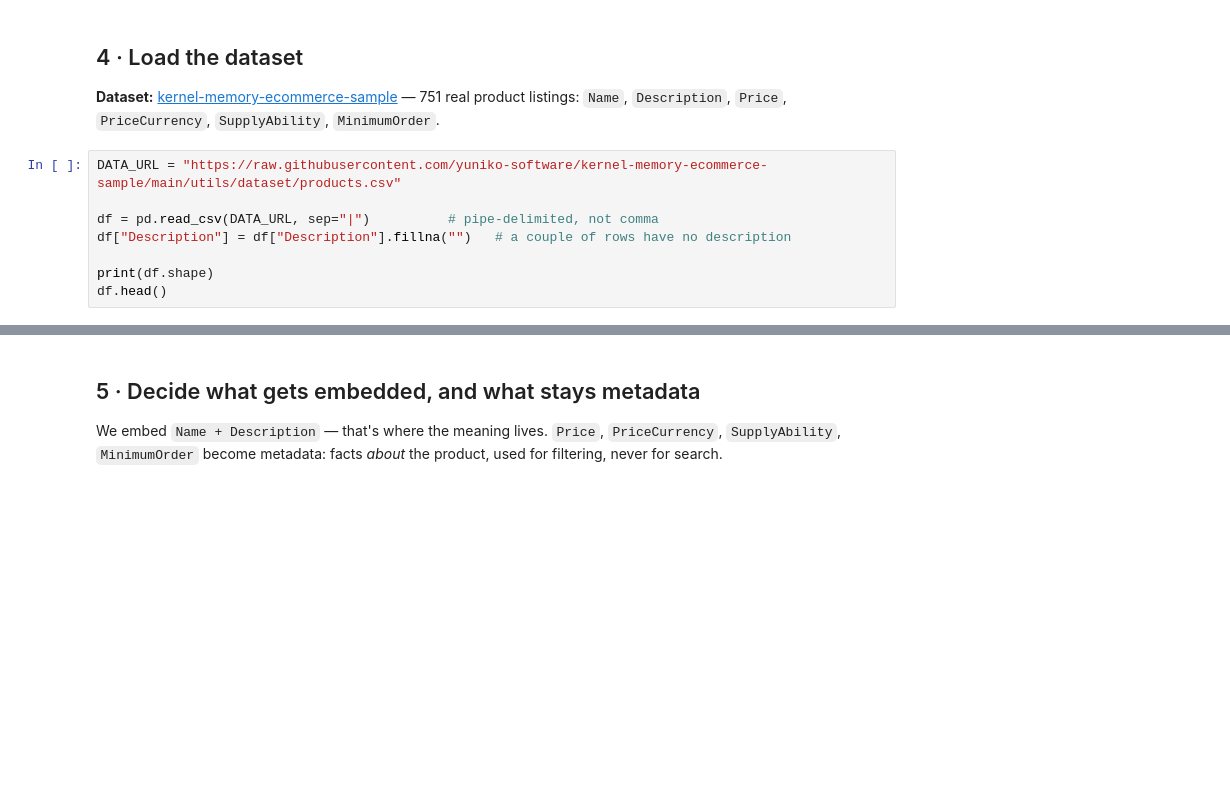
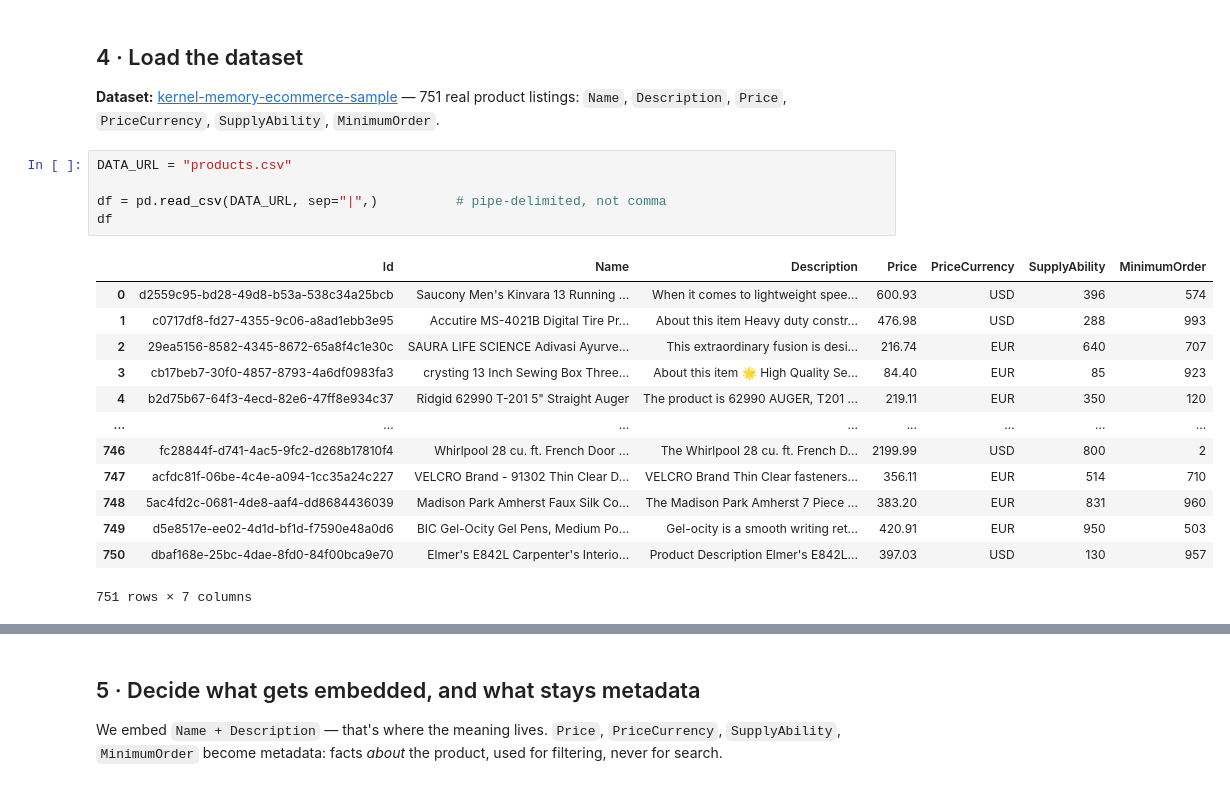
Before and after one commit to yogireddy02/langchain-agents-learning, a Jupyter notebook: VectorDB/VectorDB_Pinecone_Intro.ipynb, the cells around one changed output, grey strips where cells are left out. Cells and saved outputs as stored; diff of their text form; blank space fills up the shorter version.

```diff
--- a/VectorDB/VectorDB_Pinecone_Intro.ipynb
+++ b/VectorDB/VectorDB_Pinecone_Intro.ipynb
@@ -55,10 +62,21 @@ def embed_batch(texts):
 
 **Dataset:** [kernel-memory-ecommerce-sample](https://github.com/yuniko-software/kernel-memory-ecommerce-sample) — 751 real product listings: `Name`, `Description`, `Price`, `PriceCurrency`, `SupplyAbility`, `MinimumOrder`.
 # %%
-DATA_URL = "https://raw.githubusercontent.com/yuniko-software/kernel-memory-ecommerce-sample/main/utils/dataset/products.csv"
+DATA_URL = "products.csv"
 
-df = pd.read_csv(DATA_URL, sep="|")          # pipe-delimited, not comma
-df["Description"] = df["Description"].fillna("")   # a couple of rows have no description
-
-print(df.shape)
-df.head()
+df = pd.read_csv(DATA_URL, sep="|",)          # pipe-delimited, not comma
+df
+# %% [output]
+|  | Id | Name | Description | Price | PriceCurrency | SupplyAbility | MinimumOrder |
+| 0 | d2559c95-bd28-49d8-b53a-538c34a25bcb | Saucony Men's Kinvara 13 Running ... | When it comes to lightweight spee... | 600.93 | USD | 396 | 574 |
+| 1 | c0717df8-fd27-4355-9c06-a8ad1ebb3e95 | Accutire MS-4021B Digital Tire Pr... | About this item Heavy duty constr... | 476.98 | USD | 288 | 993 |
+| 2 | 29ea5156-8582-4345-8672-65a8f4c1e30c | SAURA LIFE SCIENCE Adivasi Ayurve... | This extraordinary fusion is desi... | 216.74 | EUR | 640 | 707 |
+| 3 | cb17beb7-30f0-4857-8793-4a6df0983fa3 | crysting 13 Inch Sewing Box Three... | About this item 🌟 High Quality Se... | 84.40 | EUR | 85 | 923 |
+| 4 | b2d75b67-64f3-4ecd-82e6-47ff8e934c37 | Ridgid 62990 T-201 5" Straight Auger | The product is 62990 AUGER, T201 ... | 219.11 | EUR | 350 | 120 |
+| ... | ... | ... | ... | ... | ... | ... | ... |
+| 746 | fc28844f-d741-4ac5-9fc2-d268b17810f4 | Whirlpool 28 cu. ft. French Door ... | The Whirlpool 28 cu. ft. French D... | 2199.99 | USD | 800 | 2 |
+| 747 | acfdc81f-06be-4c4e-a094-1cc35a24c227 | VELCRO Brand - 91302 Thin Clear D... | VELCRO Brand Thin Clear fasteners... | 356.11 | EUR | 514 | 710 |
+| 748 | 5ac4fd2c-0681-4de8-aaf4-dd8684436039 | Madison Park Amherst Faux Silk Co... | The Madison Park Amherst 7 Piece ... | 383.20 | EUR | 831 | 960 |
+| 749 | d5e8517e-ee02-4d1d-bf1d-f7590e48a0d6 | BIC Gel-Ocity Gel Pens, Medium Po... | Gel-ocity is a smooth writing ret... | 420.91 | EUR | 950 | 503 |
+| 750 | dbaf168e-25bc-4dae-8fd0-84f00bca9e70 | Elmer's E842L Carpenter's Interio... | Product Description Elmer's E842L... | 397.03 | USD | 130 | 957 |
+751 rows × 7 columns
```
Also changed, not shown: parts of 15 cells of this notebook, 1 other file.
